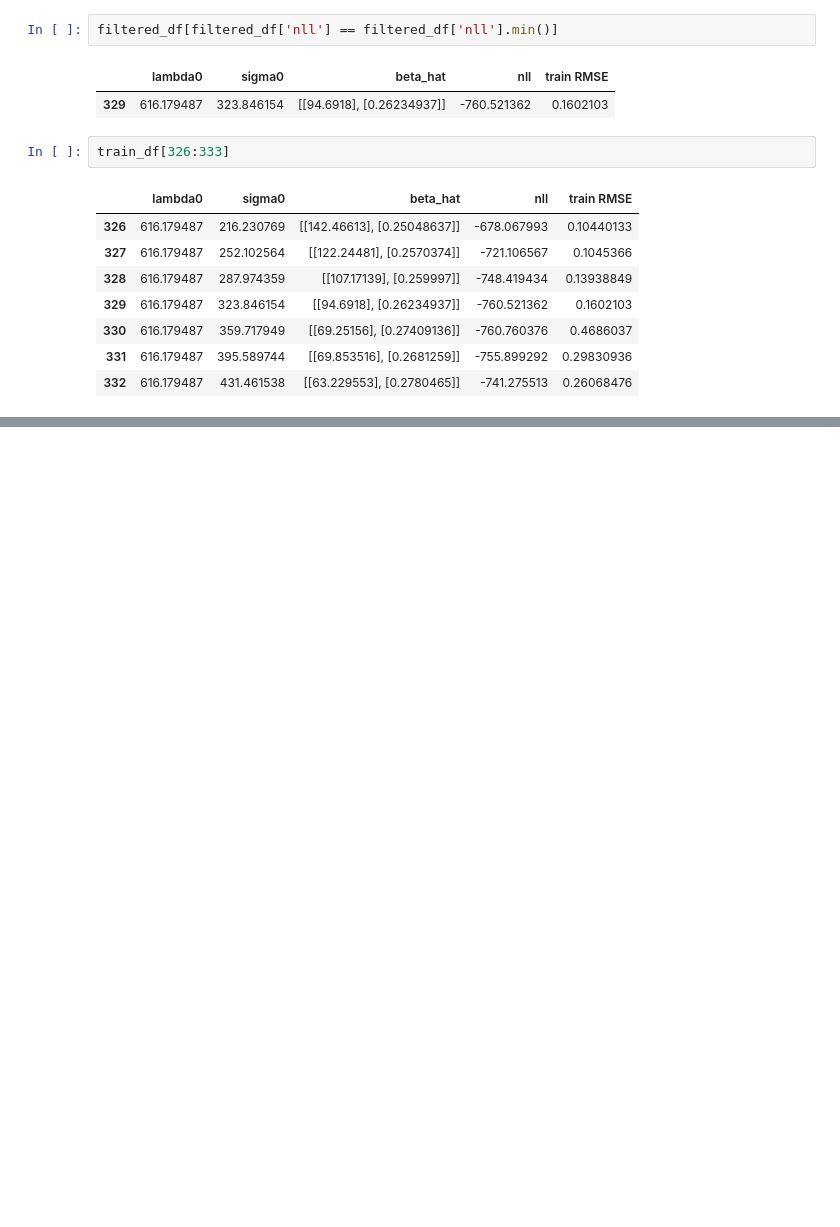
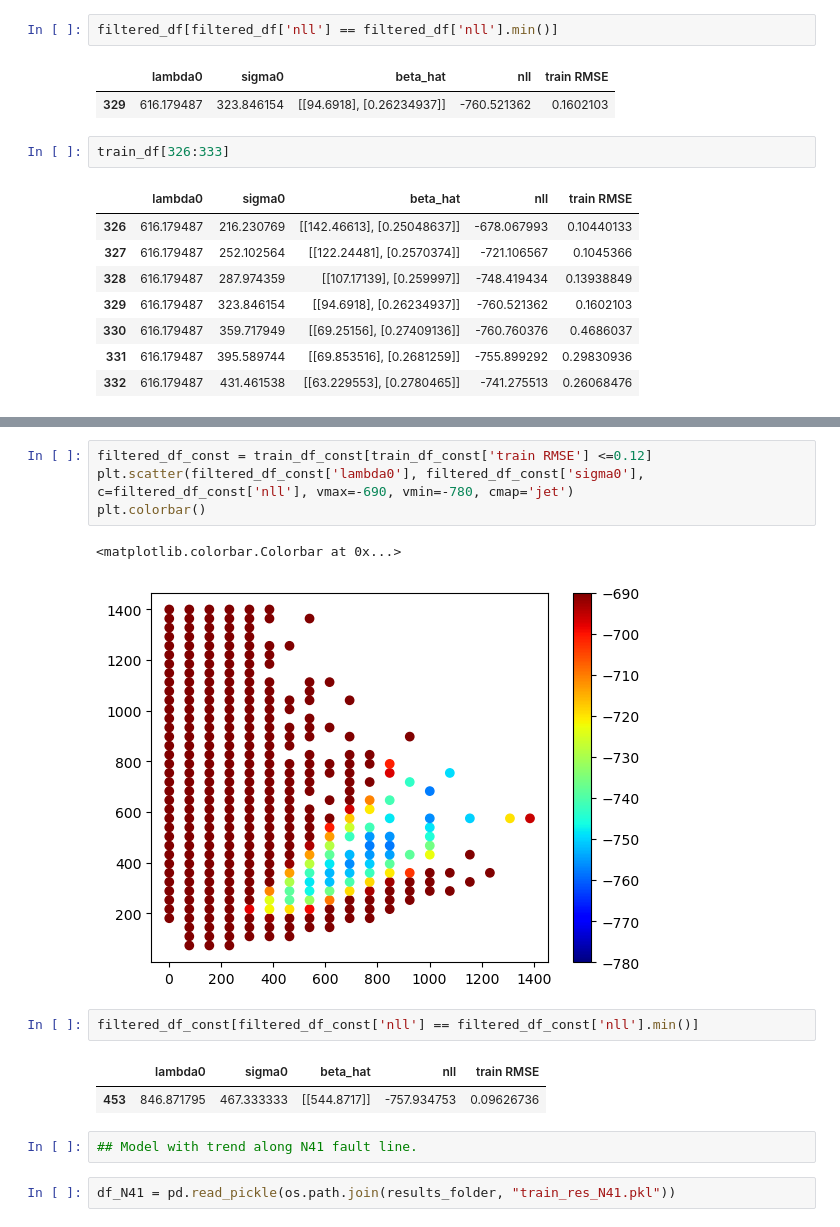
Before and after one commit to CedricTravelletti/VolcapyProd, a Jupyter notebook: reporting/universal_kriging/plotting/plot_training_niklas_data.ipynb, the cells around one changed output, grey strips where cells are left out. Saved outputs shown, nothing was run; the diff lists cells and outputs as text; blank space fills up the shorter version.

```diff
--- a/reporting/universal_kriging/plotting/plot_training_niklas_data.ipynb
+++ b/reporting/universal_kriging/plotting/plot_training_niklas_data.ipynb
@@ -75,0 +92,16 @@ train_df[326:333]
+# %%
+filtered_df_const = train_df_const[train_df_const['train RMSE'] <=0.12]
+plt.scatter(filtered_df_const['lambda0'], filtered_df_const['sigma0'], c=filtered_df_const['nll'], vmax=-690, vmin=-780, cmap='jet')
+plt.colorbar()
+# %% [output]
+<matplotlib.colorbar.Colorbar at 0x...>
+[figure, added]
+# %%
+filtered_df_const[filtered_df_const['nll'] == filtered_df_const['nll'].min()]
+# %% [output]
+|  | lambda0 | sigma0 | beta_hat | nll | train RMSE |
+| 453 | 846.871795 | 467.333333 | [[544.8717]] | -757.934753 | 0.09626736 |
+# %%
+## Model with trend along N41 fault line.
+# %%
+df_N41 = pd.read_pickle(os.path.join(results_folder, "train_res_N41.pkl"))
```
Also changed, not shown: parts of 22 cells of this notebook.
